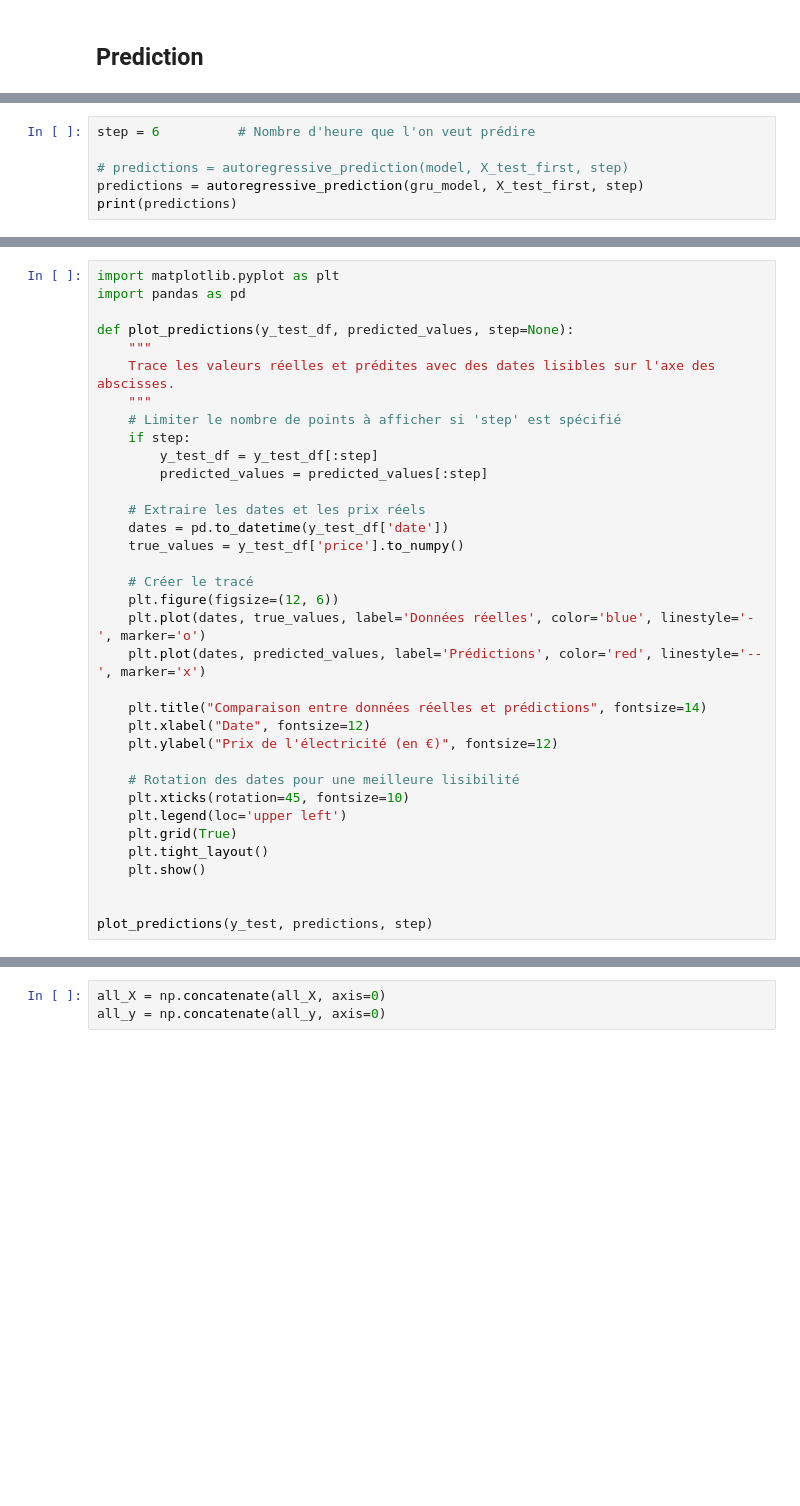
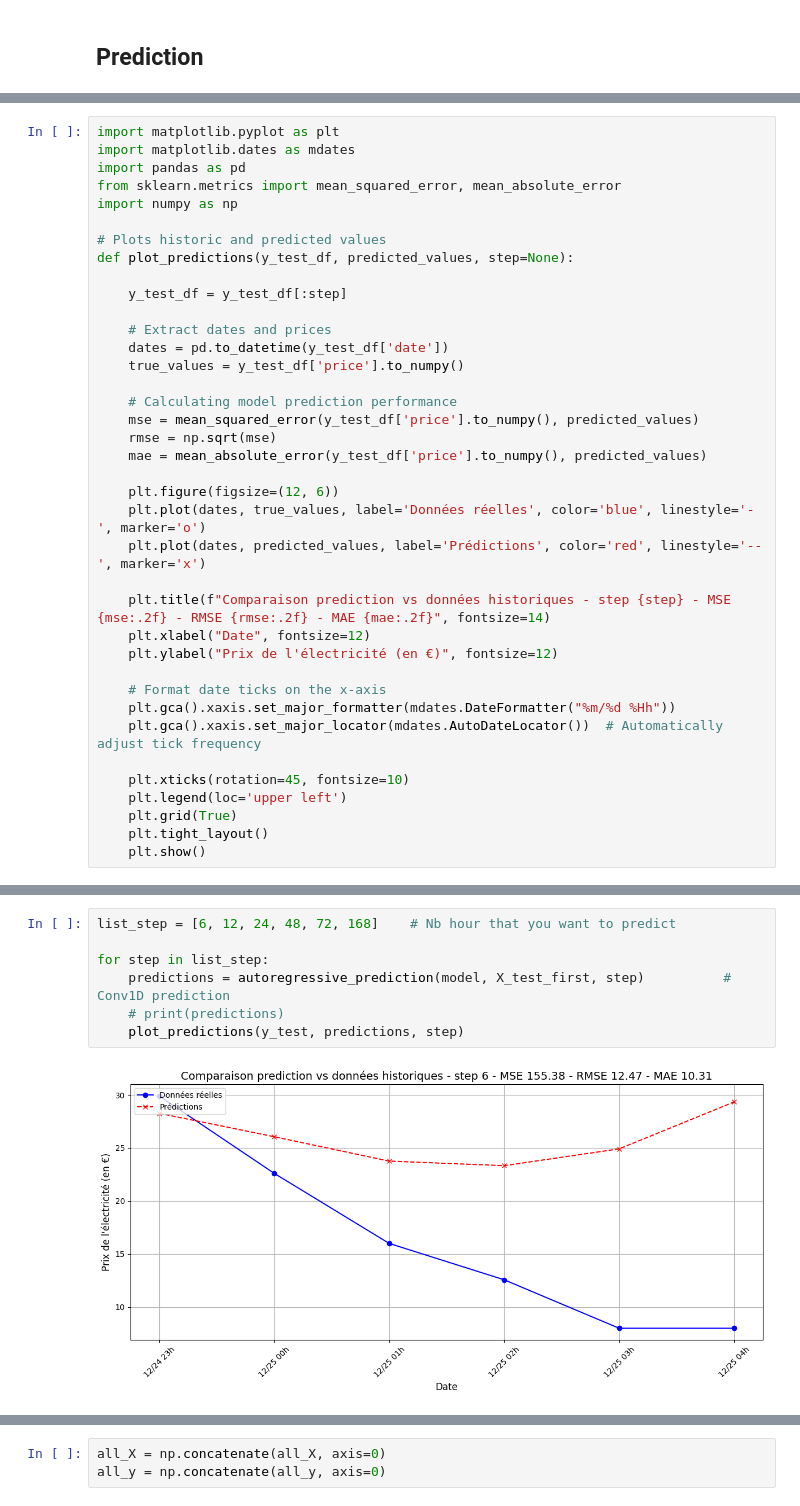
Before and after one commit to RobinMeneust/air_liquide_ai_challenge, a Jupyter notebook: notebooks/Conv1D.ipynb, the cells around one changed output, grey strips where cells are left out. Drawn from its saved outputs; the diff is of its cells as text; blank space fills up the shorter version.

Commit message:
Modify plot and add comments

```diff
--- a/notebooks/Conv1D.ipynb
+++ b/notebooks/Conv1D.ipynb
@@ -301,9 +316,3 @@ def autoregressive_prediction(model, X_test_first, step):
         X_test_first = np.concatenate([X_test_first[1:window_size], [next_price, dayofweek, hourofday, dayofyear]])
 
     return predictions
-# %%
-step = 6          # Nombre d'heure que l'on veut prédire
-
-# predictions = autoregressive_prediction(model, X_test_first, step)
-predictions = autoregressive_prediction(gru_model, X_test_first, step)
-print(predictions)
@@ -328,35 +321,38 @@ print(predictions)
 # %%
 import matplotlib.pyplot as plt
+import matplotlib.dates as mdates
 import pandas as pd
+from sklearn.metrics import mean_squared_error, mean_absolute_error
+import numpy as np
 
+# Plots historic and predicted values
 def plot_predictions(y_test_df, predicted_values, step=None):
-    """
-    Trace les valeurs réelles et prédites avec des dates lisibles sur l'axe des abscisses.
-    """
-    # Limiter le nombre de points à afficher si 'step' est spécifié
-    if step:
-        y_test_df = y_test_df[:step]
-        predicted_values = predicted_values[:step]
 
-    # Extraire les dates et les prix réels
+    y_test_df = y_test_df[:step]
+
+    # Extract dates and prices
     dates = pd.to_datetime(y_test_df['date'])
     true_values = y_test_df['price'].to_numpy()
 
-    # Créer le tracé
+    # Calculating model prediction performance
+    mse = mean_squared_error(y_test_df['price'].to_numpy(), predicted_values)
+    rmse = np.sqrt(mse)
+    mae = mean_absolute_error(y_test_df['price'].to_numpy(), predicted_values)
+
     plt.figure(figsize=(12, 6))
     plt.plot(dates, true_values, label='Données réelles', color='blue', linestyle='-', marker='o')
     plt.plot(dates, predicted_values, label='Prédictions', color='red', linestyle='--', marker='x')
 
-    plt.title("Comparaison entre données réelles et prédictions", fontsize=14)
+    plt.title(f"Comparaison prediction vs données historiques - step {step} - MSE {mse:.2f} - RMSE {rmse:.2f} - MAE {mae:.2f}", fontsize=14)
     plt.xlabel("Date", fontsize=12)
     plt.ylabel("Prix de l'électricité (en €)", fontsize=12)
 
-    # Rotation des dates pour une meilleure lisibilité
+    # Format date ticks on the x-axis
+    plt.gca().xaxis.set_major_formatter(mdates.DateFormatter("%m/%d %Hh"))
+    plt.gca().xaxis.set_major_locator(mdates.AutoDateLocator())  # Automatically adjust tick frequency
+
     plt.xticks(rotation=45, fontsize=10)
     plt.legend(loc='upper left')
     plt.grid(True)
     plt.tight_layout()
     plt.show()
-
-
-plot_predictions(y_test, predictions, step)
@@ -384,0 +359,9 @@ MAE : 4.3523
+# %%
+list_step = [6, 12, 24, 48, 72, 168]    # Nb hour that you want to predict
+
+for step in list_step:
+    predictions = autoregressive_prediction(model, X_test_first, step)          # Conv1D prediction
+    # print(predictions)
+    plot_predictions(y_test, predictions, step)
+# %% [output]
+[figure, added]
```
Also changed, not shown: parts of 57 cells of this notebook.
